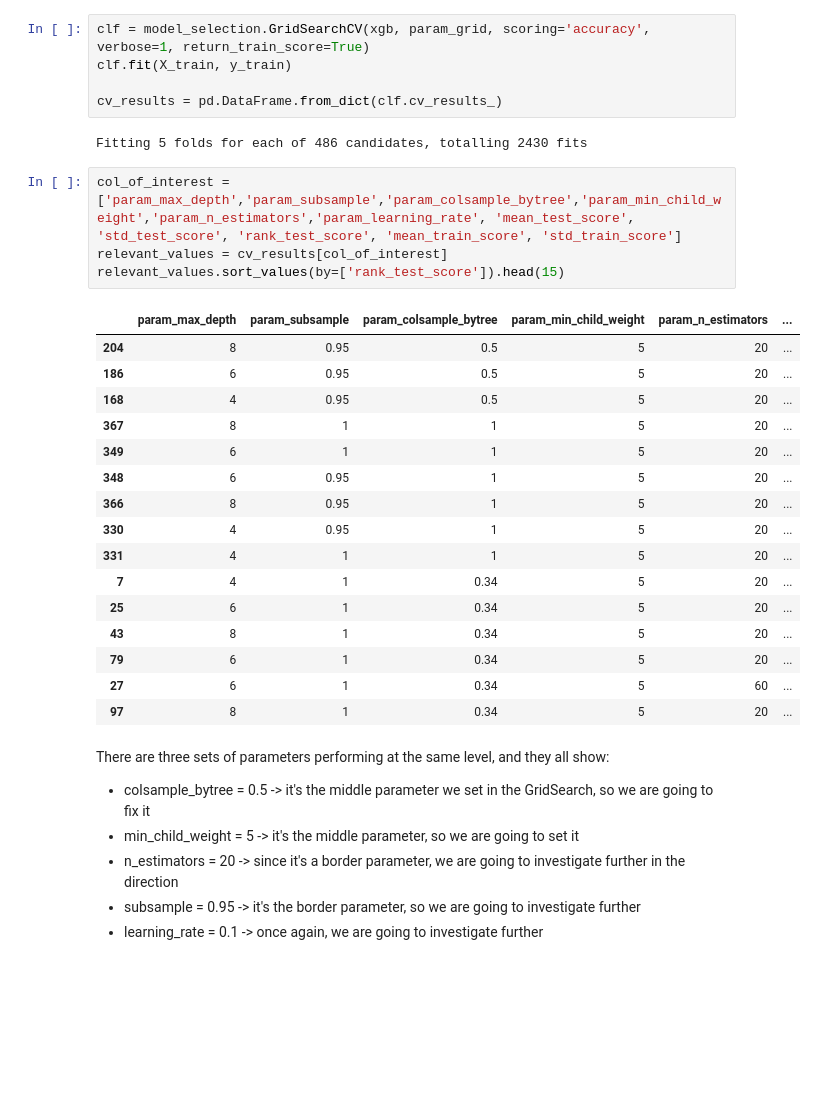
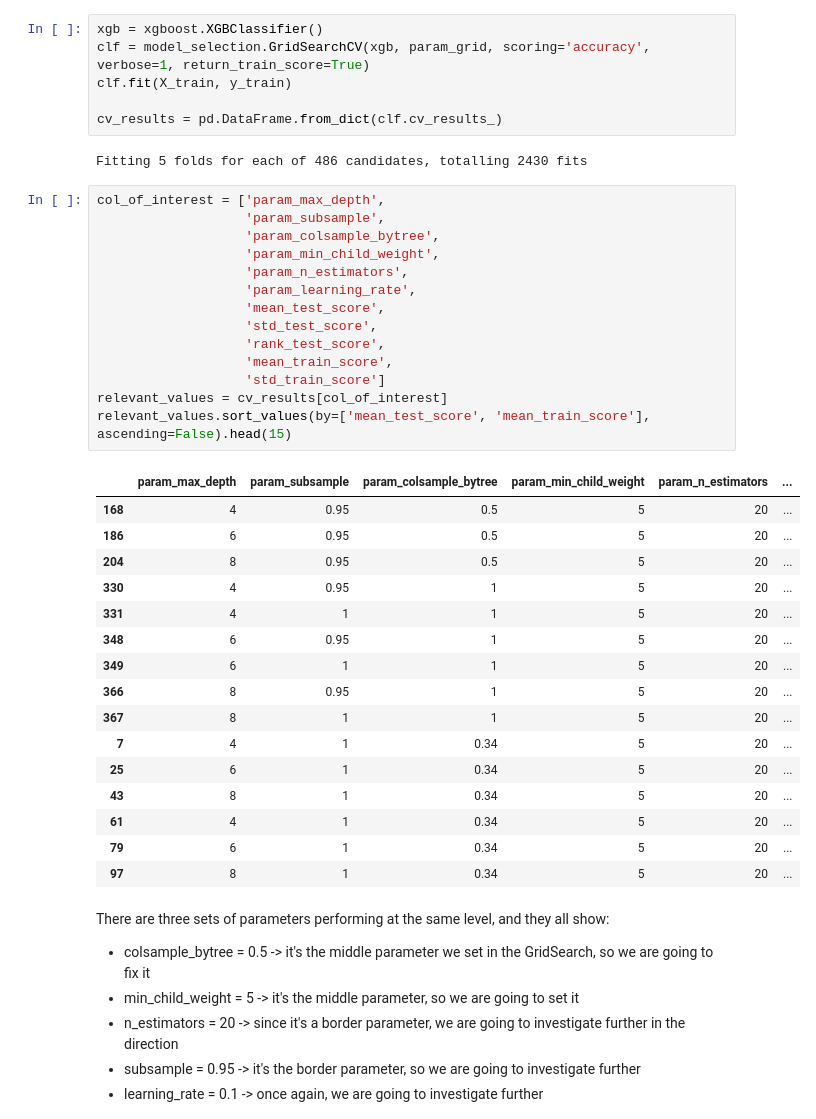
Before and after one commit to Ilvecho/Happy-Customers, a Jupyter notebook: Notebook_for_dev.ipynb, the cells around one changed output. Cells and saved outputs as stored; diff of their text form; blank space fills up the shorter version.

```diff
--- a/Notebook_for_dev.ipynb
+++ b/Notebook_for_dev.ipynb
@@ -532,6 +532,7 @@ param_grid = {'max_depth': [4, 6, 8],               # default 6
               'learning_rate': [0.1, 0.2, 0.3],     # default 0.3
               'random_state': [42]}
 # %%
+xgb = xgboost.XGBClassifier()
 clf = model_selection.GridSearchCV(xgb, param_grid, scoring='accuracy', verbose=1, return_train_score=True)
 clf.fit(X_train, y_train)
 
@@ -539,25 +540,35 @@ cv_results = pd.DataFrame.from_dict(clf.cv_results_)
 # %% [output]
 Fitting 5 folds for each of 486 candidates, totalling 2430 fits
 # %%
-col_of_interest = ['param_max_depth','param_subsample','param_colsample_bytree','param_min_child_weight','param_n_estimators','param_learning_rate', 'mean_test_score', 'std_test_score', 'rank_test_score', 'mean_train_score', 'std_train_score']
+col_of_interest = ['param_max_depth',
+                   'param_subsample',
+                   'param_colsample_bytree',
+                   'param_min_child_weight',
+                   'param_n_estimators',
+                   'param_learning_rate',
+                   'mean_test_score',
+                   'std_test_score',
+                   'rank_test_score',
+                   'mean_train_score',
+                   'std_train_score']
 relevant_values = cv_results[col_of_interest]
-relevant_values.sort_values(by=['rank_test_score']).head(15)
+relevant_values.sort_values(by=['mean_test_score', 'mean_train_score'], ascending=False).head(15)
 # %% [output]
 |  | param_max_depth | param_subsample | param_colsample_bytree | param_min_child_weight | param_n_estimators | ... |
+| 168 | 4 | 0.95 | 0.5 | 5 | 20 | ... |
+| 186 | 6 | 0.95 | 0.5 | 5 | 20 | ... |
 | 204 | 8 | 0.95 | 0.5 | 5 | 20 | ... |
-| 186 | 6 | 0.95 | 0.5 | 5 | 20 | ... |
-| 168 | 4 | 0.95 | 0.5 | 5 | 20 | ... |
-| 367 | 8 | 1 | 1 | 5 | 20 | ... |
-| 349 | 6 | 1 | 1 | 5 | 20 | ... |
-| 348 | 6 | 0.95 | 1 | 5 | 20 | ... |
-| 366 | 8 | 0.95 | 1 | 5 | 20 | ... |
 | 330 | 4 | 0.95 | 1 | 5 | 20 | ... |
 | 331 | 4 | 1 | 1 | 5 | 20 | ... |
+| 348 | 6 | 0.95 | 1 | 5 | 20 | ... |
+| 349 | 6 | 1 | 1 | 5 | 20 | ... |
+| 366 | 8 | 0.95 | 1 | 5 | 20 | ... |
+| 367 | 8 | 1 | 1 | 5 | 20 | ... |
 | 7 | 4 | 1 | 0.34 | 5 | 20 | ... |
 | 25 | 6 | 1 | 0.34 | 5 | 20 | ... |
 | 43 | 8 | 1 | 0.34 | 5 | 20 | ... |
+| 61 | 4 | 1 | 0.34 | 5 | 20 | ... |
 | 79 | 6 | 1 | 0.34 | 5 | 20 | ... |
-| 27 | 6 | 1 | 0.34 | 5 | 60 | ... |
 | 97 | 8 | 1 | 0.34 | 5 | 20 | ... |
 # %% [markdown]
 There are three sets of parameters performing at the same level, and they all show:
```
Also changed, not shown: parts of 16 cells of this notebook.
